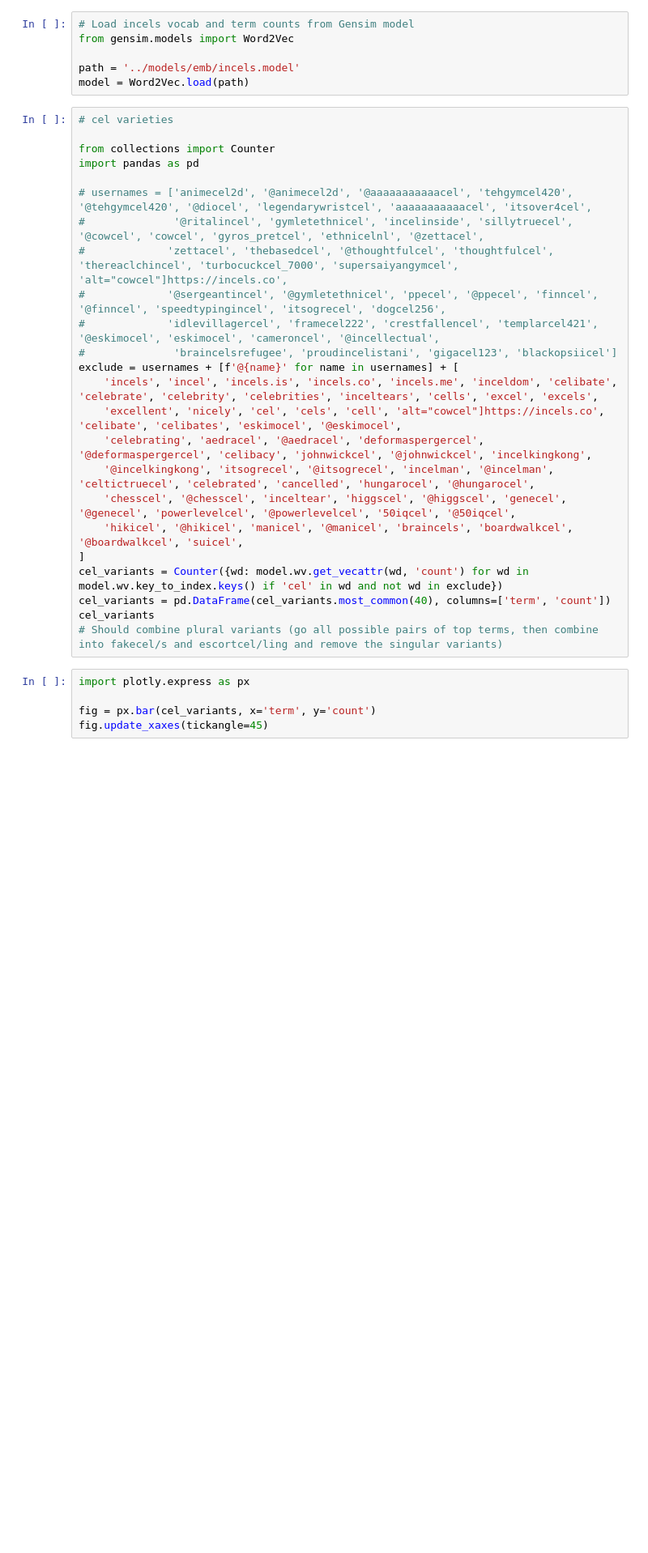
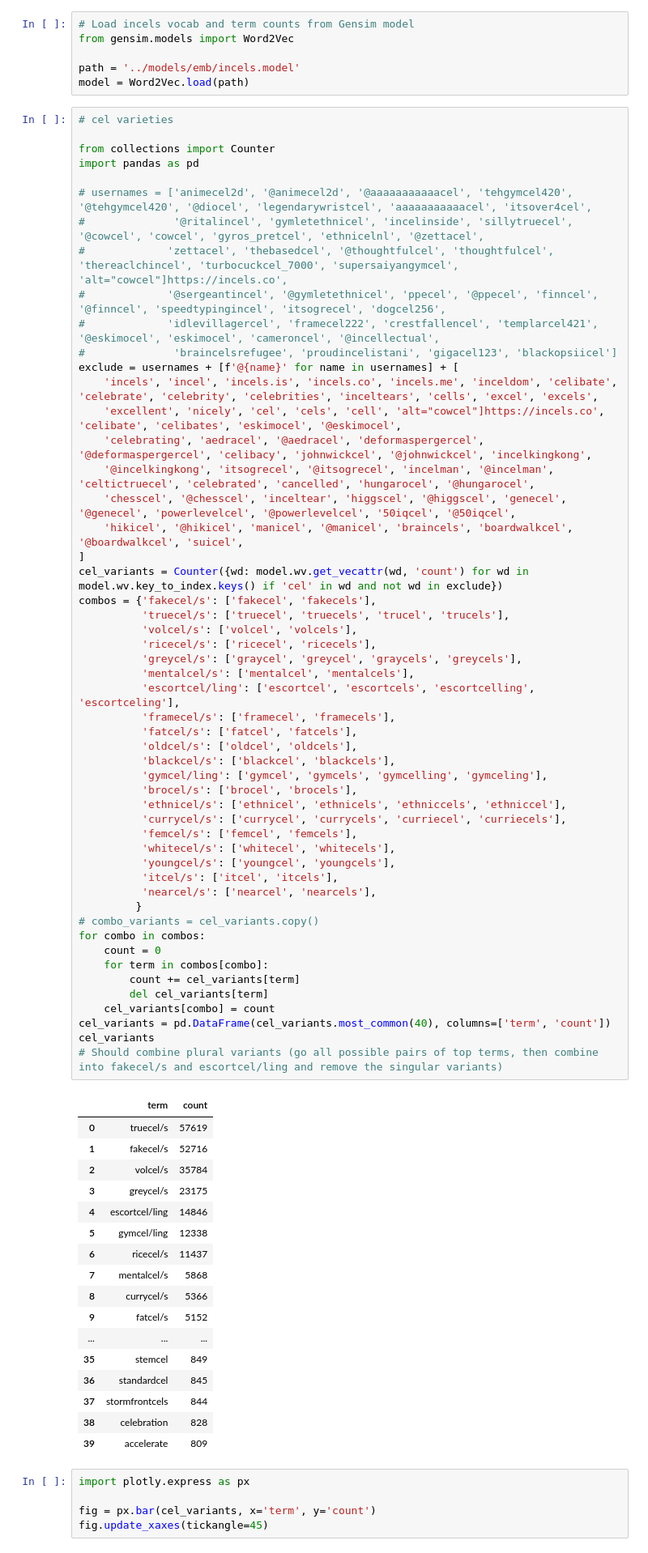
Before and after one commit to michaelmilleryoder/incels_identities, a Jupyter notebook: jupyter/cel_variants.ipynb, the cells around one changed output. Shown at 81% size. Saved outputs shown, nothing was run; the diff lists cells and outputs as text; blank space fills up the shorter version.

```diff
--- a/jupyter/cel_variants.ipynb
+++ b/jupyter/cel_variants.ipynb
@@ -41,27 +41,73 @@ model = Word2Vec.load(path)
 # %%
 # cel varieties
 
 from collections import Counter
 import pandas as pd
 
 # usernames = ['animecel2d', '@animecel2d', '@aaaaaaaaaaacel', 'tehgymcel420', '@tehgymcel420', '@diocel', 'legendarywristcel', 'aaaaaaaaaaacel', 'itsover4cel',
 #              '@ritalincel', 'gymletethnicel', 'incelinside', 'sillytruecel', '@cowcel', 'cowcel', 'gyros_pretcel', 'ethnicelnl', '@zettacel',
 #             'zettacel', 'thebasedcel', '@thoughtfulcel', 'thoughtfulcel', 'thereaclchincel', 'turbocuckcel_7000', 'supersaiyangymcel', 'alt="cowcel"]https://incels.co',
 #             '@sergeantincel', '@gymletethnicel', 'ppecel', '@ppecel', 'finncel', '@finncel', 'speedtypingincel', 'itsogrecel', 'dogcel256',
 #             'idlevillagercel', 'framecel222', 'crestfallencel', 'templarcel421', '@eskimocel', 'eskimocel', 'cameroncel', '@incellectual',
 #              'braincelsrefugee', 'proudincelistani', 'gigacel123', 'blackopsiicel']
 exclude = usernames + [f'@{name}' for name in usernames] + [
     'incels', 'incel', 'incels.is', 'incels.co', 'incels.me', 'inceldom', 'celibate', 'celebrate', 'celebrity', 'celebrities', 'inceltears', 'cells', 'excel', 'excels',
     'excellent', 'nicely', 'cel', 'cels', 'cell', 'alt="cowcel"]https://incels.co', 'celibate', 'celibates', 'eskimocel', '@eskimocel',
     'celebrating', 'aedracel', '@aedracel', 'deformaspergercel', '@deformaspergercel', 'celibacy', 'johnwickcel', '@johnwickcel', 'incelkingkong',
     '@incelkingkong', 'itsogrecel', '@itsogrecel', 'incelman', '@incelman', 'celtictruecel', 'celebrated', 'cancelled', 'hungarocel', '@hungarocel',
     'chesscel', '@chesscel', 'inceltear', 'higgscel', '@higgscel', 'genecel', '@genecel', 'powerlevelcel', '@powerlevelcel', '50iqcel', '@50iqcel',
     'hikicel', '@hikicel', 'manicel', '@manicel', 'braincels', 'boardwalkcel', '@boardwalkcel', 'suicel',
 ]
 cel_variants = Counter({wd: model.wv.get_vecattr(wd, 'count') for wd in model.wv.key_to_index.keys() if 'cel' in wd and not wd in exclude})
+combos = {'fakecel/s': ['fakecel', 'fakecels'],
+          'truecel/s': ['truecel', 'truecels', 'trucel', 'trucels'],
+          'volcel/s': ['volcel', 'volcels'],
+          'ricecel/s': ['ricecel', 'ricecels'],
+          'greycel/s': ['graycel', 'greycel', 'graycels', 'greycels'],
+          'mentalcel/s': ['mentalcel', 'mentalcels'],
+          'escortcel/ling': ['escortcel', 'escortcels', 'escortcelling', 'escortceling'],
+          'framecel/s': ['framecel', 'framecels'],
+          'fatcel/s': ['fatcel', 'fatcels'],
+          'oldcel/s': ['oldcel', 'oldcels'],
+          'blackcel/s': ['blackcel', 'blackcels'],
+          'gymcel/ling': ['gymcel', 'gymcels', 'gymcelling', 'gymceling'],
+          'brocel/s': ['brocel', 'brocels'],
+          'ethnicel/s': ['ethnicel', 'ethnicels', 'ethniccels', 'ethniccel'],
+          'currycel/s': ['currycel', 'currycels', 'curriecel', 'curriecels'],
+          'femcel/s': ['femcel', 'femcels'],
+          'whitecel/s': ['whitecel', 'whitecels'],
+          'youngcel/s': ['youngcel', 'youngcels'],
+          'itcel/s': ['itcel', 'itcels'],
+          'nearcel/s': ['nearcel', 'nearcels'],
+         }
+# combo_variants = cel_variants.copy()
+for combo in combos:
+    count = 0
+    for term in combos[combo]:
+        count += cel_variants[term]
+        del cel_variants[term]
+    cel_variants[combo] = count
 cel_variants = pd.DataFrame(cel_variants.most_common(40), columns=['term', 'count'])
 cel_variants
 # Should combine plural variants (go all possible pairs of top terms, then combine into fakecel/s and escortcel/ling and remove the singular variants)
+# %% [output]
+|  | term | count |
+| 0 | truecel/s | 57619 |
+| 1 | fakecel/s | 52716 |
+| 2 | volcel/s | 35784 |
+| 3 | greycel/s | 23175 |
+| 4 | escortcel/ling | 14846 |
+| 5 | gymcel/ling | 12338 |
+| 6 | ricecel/s | 11437 |
+| 7 | mentalcel/s | 5868 |
+| 8 | currycel/s | 5366 |
+| 9 | fatcel/s | 5152 |
+| ... | ... | ... |
+| 35 | stemcel | 849 |
+| 36 | standardcel | 845 |
+| 37 | stormfrontcels | 844 |
+| 38 | celebration | 828 |
+| 39 | accelerate | 809 |
 # %%
 import plotly.express as px
 
```
Also changed, not shown: parts of 2 cells of this notebook, 3 other files.
